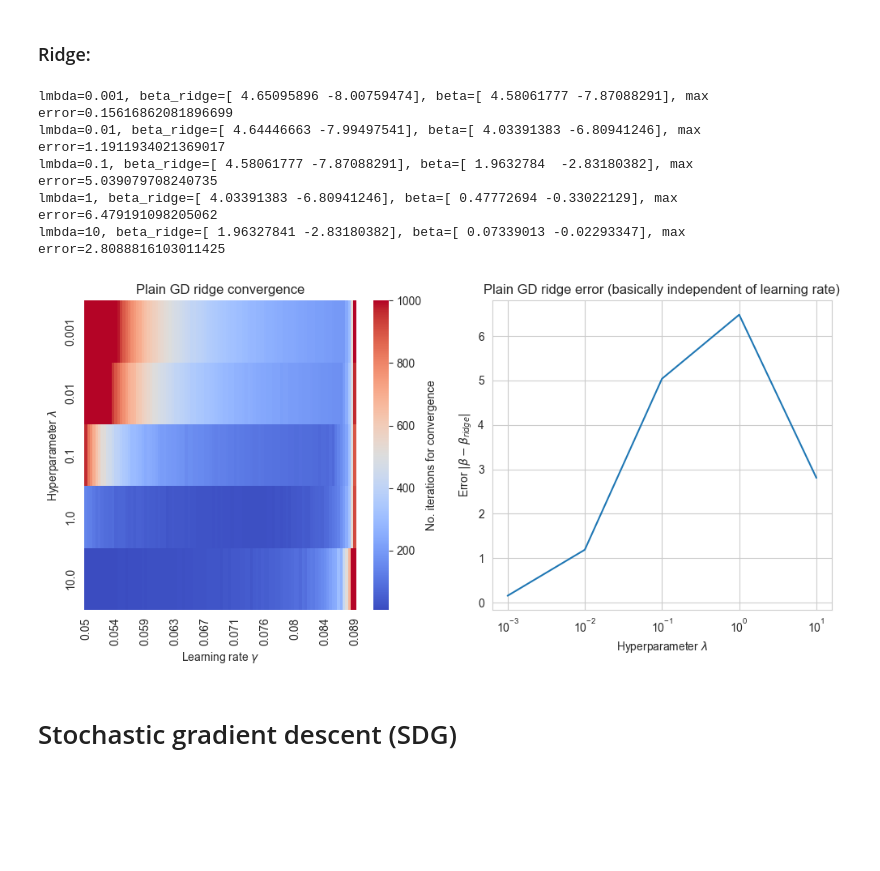
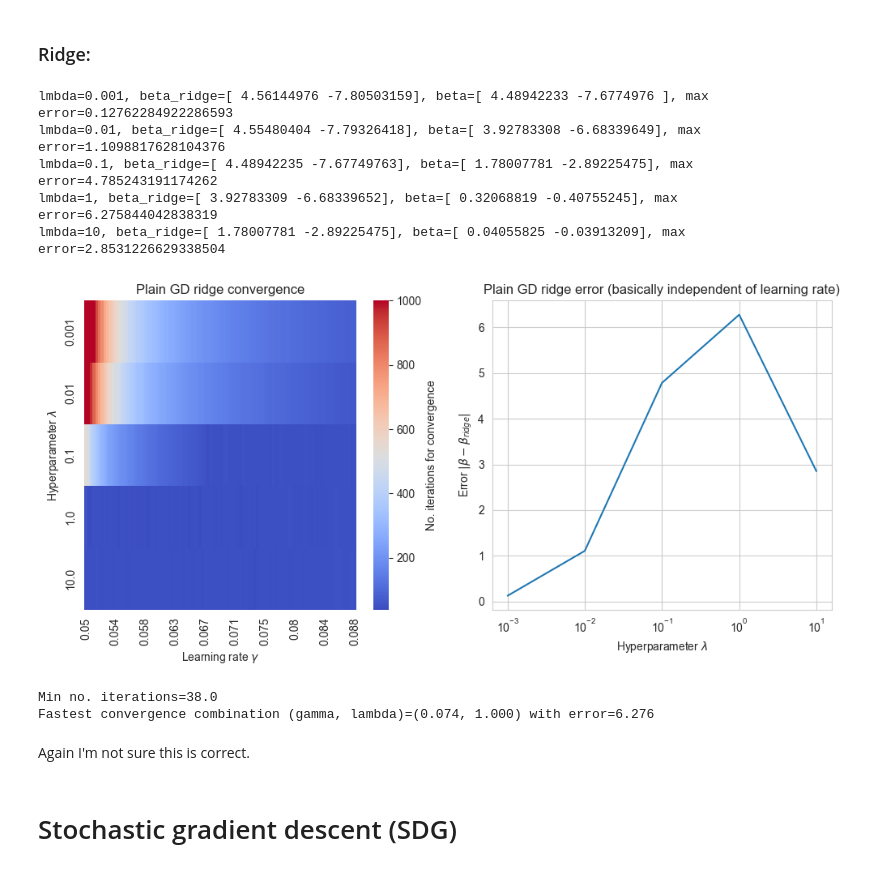
Before and after one commit to LassePladsen/FYS-STK3155-4155, a Jupyter notebook: Weekly exercises/41/Week 41 Lasse Pladsen.ipynb, the cells around one changed output. Drawn from its saved outputs; the diff is of its cells as text; code cells hidden in the pictures; blank space fills up the shorter version.

Commit message:
after changing over to using random generator np.random.default_rng()

```diff
--- a/Weekly exercises/41/Week 41 Lasse Pladsen.ipynb
+++ b/Weekly exercises/41/Week 41 Lasse Pladsen.ipynb
@@ -44,7 +44,7 @@ error_best = 1e10
 beta_best = 0
 for i, learn_rate in enumerate(learn_rates):
     # Iterate through and improve beta
-    beta = np.random.randn(2, 1)  # create 2 random beta parameters [b_0, b_1] to test convergence with
+    beta = rng.standard_normal((2, 1))  # create 2 random beta parameters [b_0, b_1] to test convergence with
     beta_prev = 0
     iter = 0
     while iter < N_iters and any(abs(beta - beta_prev) > beta_tol):  # convergence test
@@ -116,7 +116,7 @@ for j, lmbda in enumerate(ridge_lambdas):
     learn_rates = np.linspace(0.05, 2/np.max(eig_ridge), 100, endpoint=False)
     for i, learn_rate in enumerate(learn_rates):
         # Iterate through and improve beta
-        beta = np.random.randn(2, 1)  # create 2 random beta parameters [b_0, b_1] to test convergence with
+        beta = rng.standard_normal((2, 1))  # create 2 random beta parameters [b_0, b_1] to test convergence with
         beta_prev = 0
         iter = 0
         while iter < N_iters and any(abs(beta - beta_prev) > beta_tol):  # convergence test
@@ -193,7 +195,7 @@ Fastest convergence combination (gamma, lambda)=(0.050, 10.000) with error=2.809
 # %%
 # Parameters
 learn_rates = np.linspace(0.05, 1, 100, endpoint=False)
-momentum_rate = 0.6  # memory rate
+momentum_rate = 0.45  # memory rate
 
 no_iters = np.empty(learn_rates.size)  # store the number of iterations needed to converge
 errors = np.empty_like(no_iters)  # store the beta errors
@@ -202,7 +204,7 @@ error_best = 1e10
 beta_best = 0
 for i, learn_rate in enumerate(learn_rates):
     # Iterate through and improve beta
-    beta = np.random.randn(2, 1)  # two random beta parameters
+    beta = rng.standard_normal((2, 1))  # create 2 random beta parameters [b_0, b_1] to test convergence with
     beta_prev = 0
     change = 0
     iter = 0
@@ -278,7 +280,7 @@ for j, lmbda in enumerate(ridge_lambdas):
     learn_rates = np.linspace(0.05, 2/np.max(eig_ridge), 100, endpoint=False)
     for i, learn_rate in enumerate(learn_rates):
         # Iterate through and improve beta
-        beta = np.random.randn(2, 1)  # create 2 random beta parameters [b_0, b_1] to test convergence with
+        beta = rng.standard_normal((2, 1))  # create 2 random beta parameters [b_0, b_1] to test convergence with
         beta_prev = 0
         change = 0
         iter = 0
@@ -313,40 +315,43 @@ keptticks = xticks[::int(len(learn_rates)/10)+1]
 xticks = ['' for _ in xticks]
 xticks[::int(len(xticks)/10)+1] = keptticks
 
 plt.subplot(1, 2, 1)
 ax = sb.heatmap(
         no_iters.T,
         annot=False,
         cmap="coolwarm",
         xticklabels=xticks,
         yticklabels=np.round(ridge_lambdas, 3),
 )
 plt.xticks(rotation=90)  # sideways xticks
 ax.collections[0].colorbar.set_label("No. iterations for convergence")
 plt.title("Plain GD ridge convergence")
 plt.xlabel("Learning rate $\gamma$")
 plt.ylabel("Hyperparameter $\lambda$")
 ######
 
 
 ###### Error plot
 plt.subplot(1, 2, 2)
 plt.plot(ridge_lambdas, errors[0, :])  # the errors are the same for each learning rate value
 plt.title("Plain GD ridge error (basically independent of learning rate)")
 plt.ylabel(r"Error $|\beta-\beta_{ridge}|$")
 plt.xlabel("Hyperparameter $\lambda$")
 plt.xscale("log")
 ######
 
 plt.tight_layout()
 # %% [output]
-lmbda=0.001, beta_ridge=[ 4.65095896 -8.00759474], beta=[ 4.58061777 -7.87088291], max error=0.15616862081896699
-lmbda=0.01, beta_ridge=[ 4.64446663 -7.99497541], beta=[ 4.03391383 -6.80941246], max error=1.1911934021369017
-lmbda=0.1, beta_ridge=[ 4.58061777 -7.87088291], beta=[ 1.9632784  -2.83180382], max error=5.039079708240735
-lmbda=1, beta_ridge=[ 4.03391383 -6.80941246], beta=[ 0.47772694 -0.33022129], max error=6.479191098205062
-lmbda=10, beta_ridge=[ 1.96327841 -2.83180382], beta=[ 0.07339013 -0.02293347], max error=2.8088816103011425
+lmbda=0.001, beta_ridge=[ 4.56144976 -7.80503159], beta=[ 4.48942233 -7.6774976 ], max error=0.12762284922286593
+lmbda=0.01, beta_ridge=[ 4.55480404 -7.79326418], beta=[ 3.92783308 -6.68339649], max error=1.1098817628104376
+lmbda=0.1, beta_ridge=[ 4.48942235 -7.67749763], beta=[ 1.78007781 -2.89225475], max error=4.785243191174262
+lmbda=1, beta_ridge=[ 3.92783309 -6.68339652], beta=[ 0.32068819 -0.40755245], max error=6.275844042838319
+lmbda=10, beta_ridge=[ 1.78007781 -2.89225475], beta=[ 0.04055825 -0.03913209], max error=2.8531226629338504
-[figure, old version]
+[figure, new version]
 # %%
 print(f"Min no. iterations={np.min(no_iters)}")
 optimal_indices = np.unravel_index(np.argmin(no_iters), no_iters.shape)
 print(f"Fastest convergence combination (gamma, lambda)=({learn_rates[optimal_indices[0]]:.3f}, {ridge_lambdas[optimal_indices[1]]:.3f}) with error={errors[optimal_indices[0], optimal_indices[1]]:.3f}")
+# %% [output]
+Min no. iterations=38.0
+Fastest convergence combination (gamma, lambda)=(0.074, 1.000) with error=6.276
@@ -367,3 +358,5 @@ beta_mgd_ols = beta
+# %% [markdown]
+Again I'm not sure this is correct.
 # %% [markdown]
 # Stochastic gradient descent (SDG)
 # %%
```
Also changed, not shown: parts of 7 cells of this notebook.
